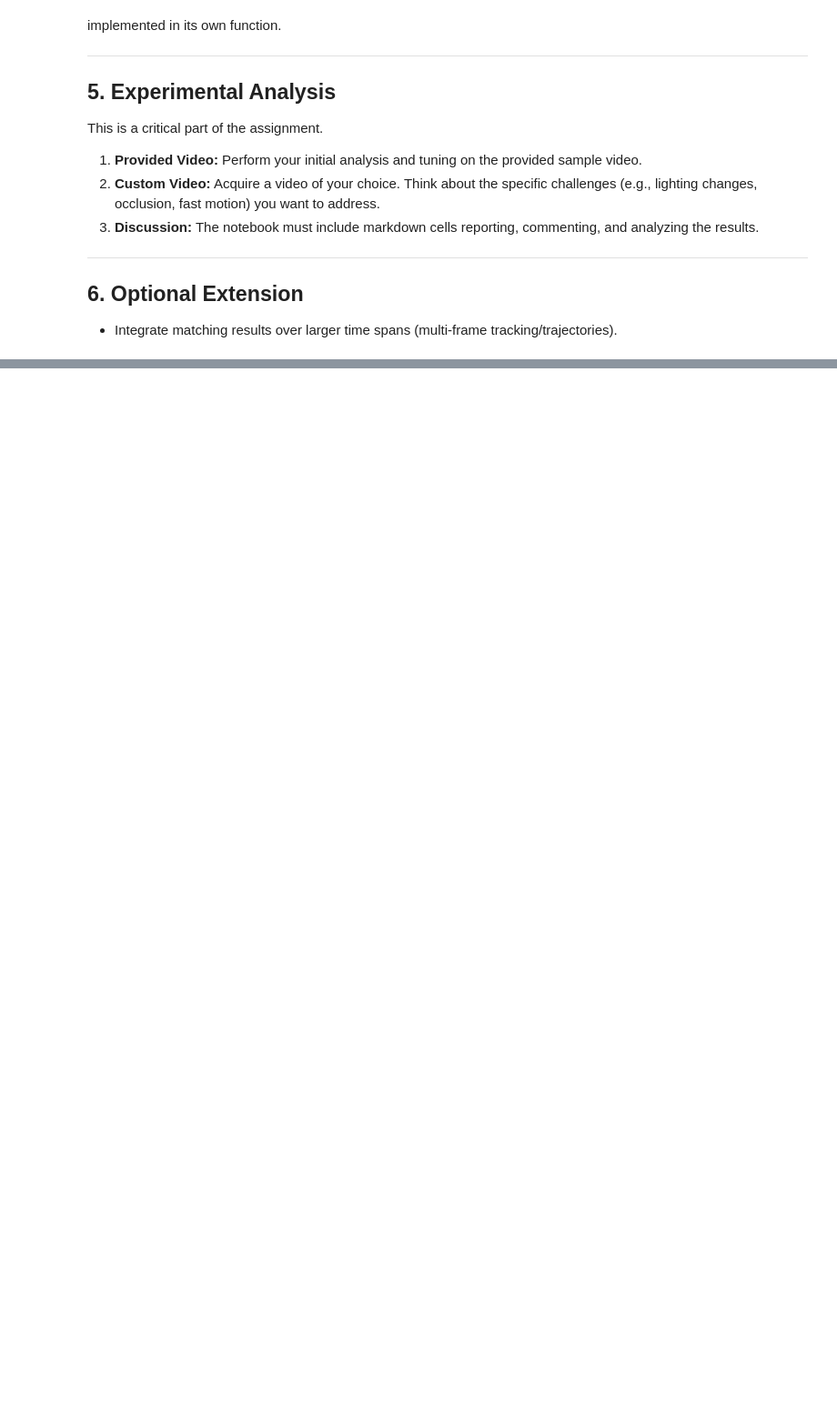
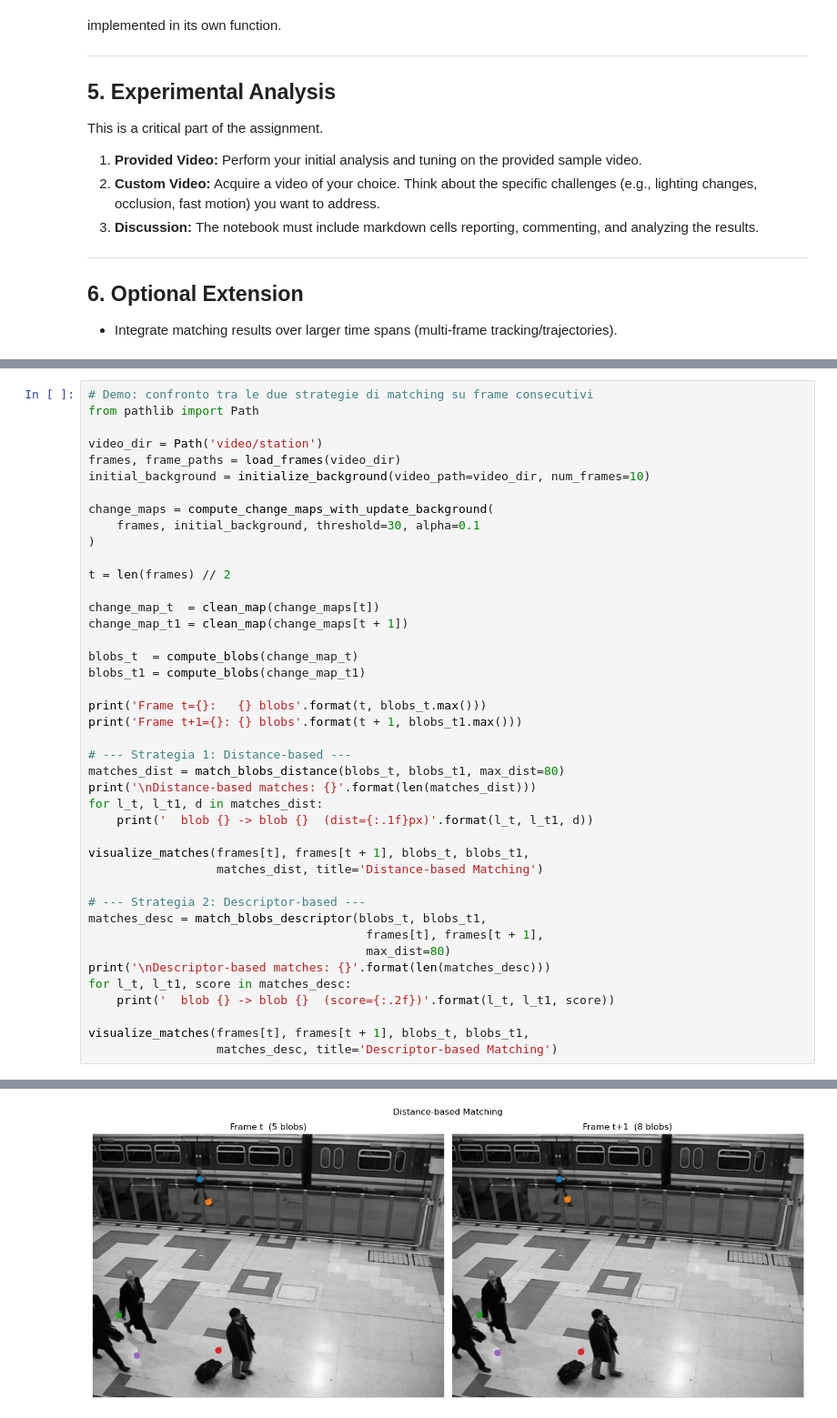
Before and after one commit to Diego-Chiola/Computational-Vision, a Jupyter notebook: homeworks/midterm/Motion_Analysis_Assignment.ipynb, the cells around one changed output, grey strips where cells are left out. Shown at 91% size. Drawn from its saved outputs; the diff is of its cells as text; blank space fills up the shorter version.

```diff
--- a/homeworks/midterm/Motion_Analysis_Assignment.ipynb
+++ b/homeworks/midterm/Motion_Analysis_Assignment.ipynb
@@ -223,0 +320,43 @@ Change maps with update_backgroundv2: 71
+# %%
+# Demo: confronto tra le due strategie di matching su frame consecutivi
+from pathlib import Path
+
+video_dir = Path('video/station')
+frames, frame_paths = load_frames(video_dir)
+initial_background = initialize_background(video_path=video_dir, num_frames=10)
+
+change_maps = compute_change_maps_with_update_background(
+    frames, initial_background, threshold=30, alpha=0.1
+)
+
+t = len(frames) // 2
+
+change_map_t  = clean_map(change_maps[t])
+change_map_t1 = clean_map(change_maps[t + 1])
+
+blobs_t  = compute_blobs(change_map_t)
+blobs_t1 = compute_blobs(change_map_t1)
+
+print('Frame t={}:   {} blobs'.format(t, blobs_t.max()))
+print('Frame t+1={}: {} blobs'.format(t + 1, blobs_t1.max()))
+
+# --- Strategia 1: Distance-based ---
+matches_dist = match_blobs_distance(blobs_t, blobs_t1, max_dist=80)
+print('\nDistance-based matches: {}'.format(len(matches_dist)))
+for l_t, l_t1, d in matches_dist:
+    print('  blob {} -> blob {}  (dist={:.1f}px)'.format(l_t, l_t1, d))
+
+visualize_matches(frames[t], frames[t + 1], blobs_t, blobs_t1,
+                  matches_dist, title='Distance-based Matching')
+
+# --- Strategia 2: Descriptor-based ---
+matches_desc = match_blobs_descriptor(blobs_t, blobs_t1,
+                                       frames[t], frames[t + 1],
+                                       max_dist=80)
+print('\nDescriptor-based matches: {}'.format(len(matches_desc)))
+for l_t, l_t1, score in matches_desc:
+    print('  blob {} -> blob {}  (score={:.2f})'.format(l_t, l_t1, score))
+
+visualize_matches(frames[t], frames[t + 1], blobs_t, blobs_t1,
+                  matches_desc, title='Descriptor-based Matching')
+# %% [output]
@@ -223,0 +372 @@ Change maps with update_backgroundv2: 71
+[figure, added]
```
Also changed, not shown: parts of 14 cells of this notebook, 3 other files.
